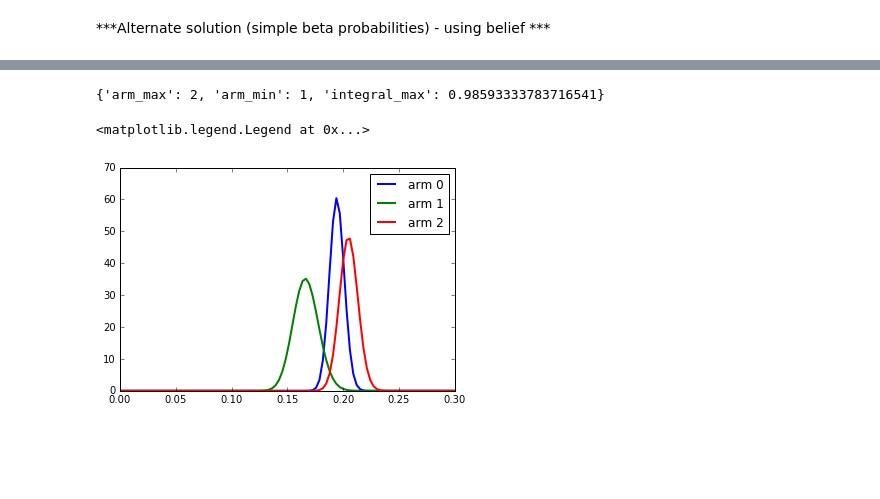
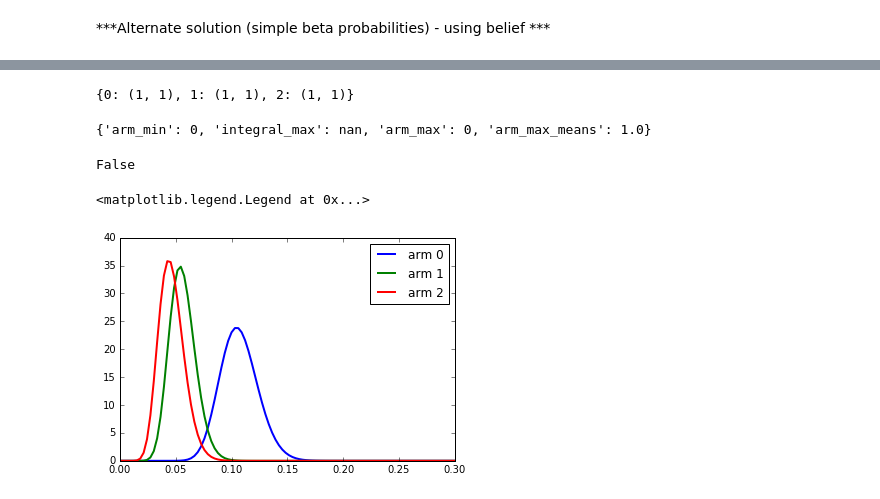
Before and after one commit to TTomm1/bandit_exercise, a Jupyter notebook: ArmedBanditNotebook.ipynb, the cells around one changed output, grey strips where cells are left out. Drawn from its saved outputs; the diff is of its cells as text; code cells hidden in the pictures; blank space fills up the shorter version.

```diff
--- a/ArmedBanditNotebook.ipynb
+++ b/ArmedBanditNotebook.ipynb
@@ -329,19 +260,30 @@ def convergence_decision_max_vs_min(counter):
-# %%
-
-
-test_counter={0:(700,2900),1:(180,900),2:(490,1900)}
-convergence_decision_max_vs_min(test_counter)
-# %% [output]
-{'arm_max': 2, 'arm_min': 1, 'integral_max': 0.98593333783716541}
+# %%
+counter
+# %% [output]
+{0: (1, 1), 1: (1, 1), 2: (1, 1)}
+# %%
+test_counter={0:(36,301),1:(22,370),2:(16,329)}
+convergence=convergence_decision_max_vs_min(counter)
+print(convergence)
+probs=[(1-convergence.get('integral_max'))/float(len(counter)-1) for _ in counter.keys()]
+probs[convergence.get('arm_max')]=convergence.get('integral_max')
+sum(probs)
+#probs[(convergence.get('arm_max')+1):]
+#probs
+sum([counter.get(x)[1] for x in counter.keys()])
+convergence.get('integral_max')>0.7
+# %% [output]
+{'arm_min': 0, 'integral_max': nan, 'arm_max': 0, 'arm_max_means': 1.0}
+False
 # %%
 x = np.linspace(0, 0.3, 100)
 #arm1
-plt.plot(x, beta(700,2900).pdf(x), lw=2,label='arm 0')
+plt.plot(x, beta(36,301).pdf(x), lw=2,label='arm 0')
 #arm2
-plt.plot(x, beta(180,900).pdf(x), lw=2, label='arm 1')
-plt.plot(x, beta(490,1900).pdf(x), lw=2, label='arm 2')
+plt.plot(x, beta(22,370).pdf(x), lw=2, label='arm 1')
+plt.plot(x, beta(16,329).pdf(x), lw=2, label='arm 2')
 plt.legend()
 # %% [output]
 <matplotlib.legend.Legend at 0x...>
-[figure, old version]
+[figure, new version]
 # %%
```
Also changed, not shown: parts of 30 cells of this notebook.
